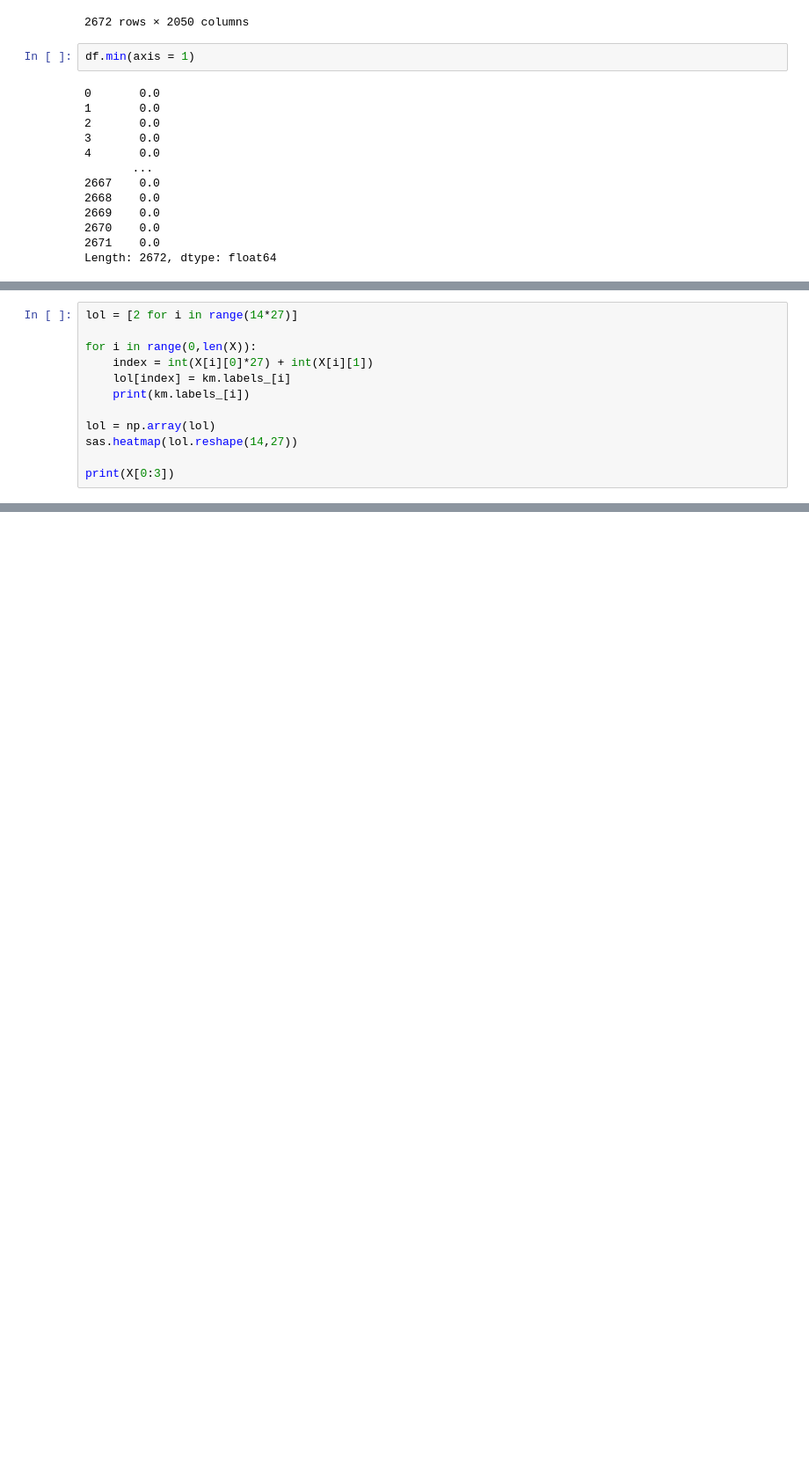
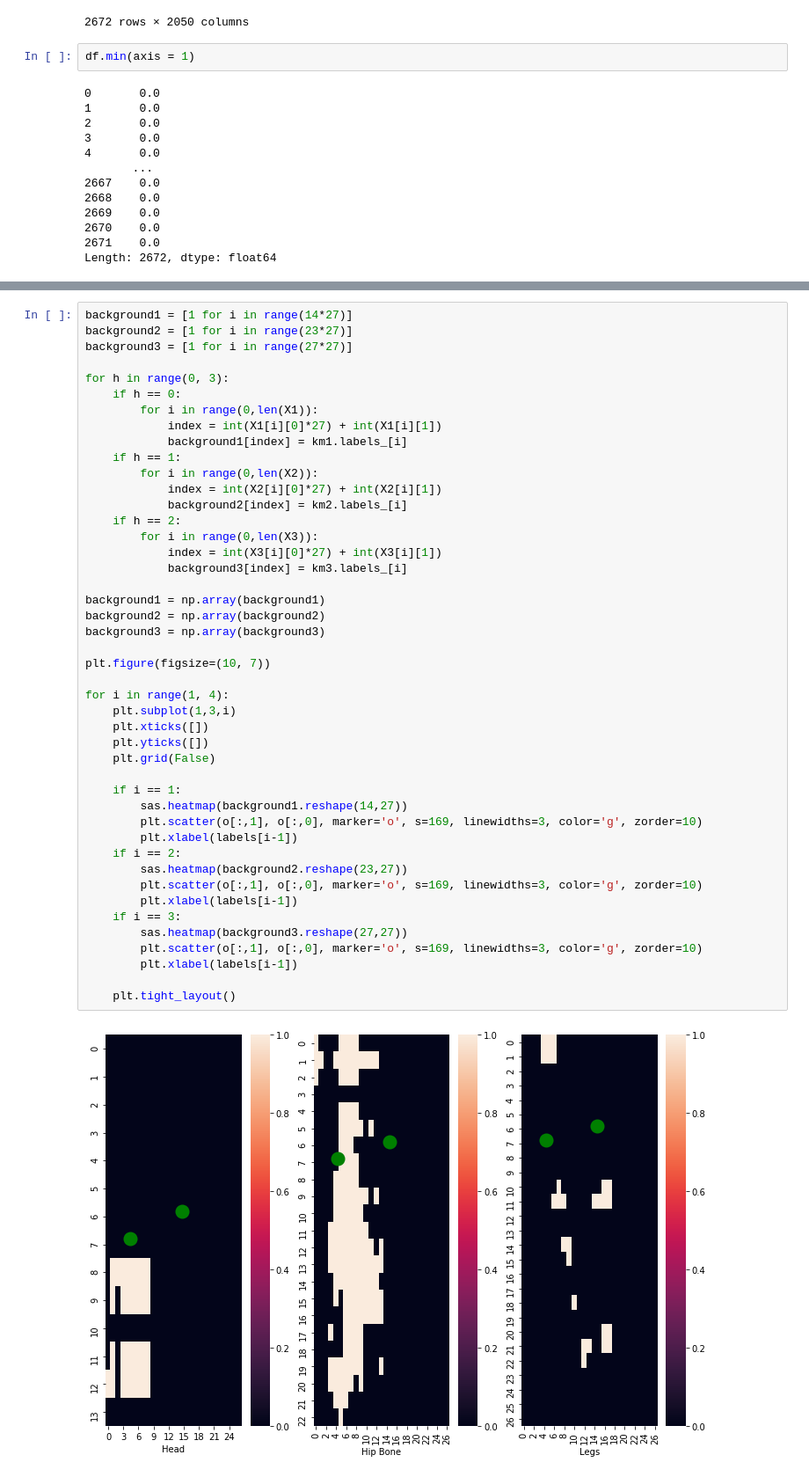
Before and after one commit to CrostaBot/PostureRecognition, a Jupyter notebook: PCA.ipynb, the cells around one changed output, grey strips where cells are left out. Shown at 88% size. Drawn from its saved outputs; the diff is of its cells as text; blank space fills up the shorter version.

```diff
--- a/PCA.ipynb
+++ b/PCA.ipynb
@@ -305,12 +342,0 @@ plt.scatter(o[:,1], o[:,0],
-# %%
-lol = [2 for i in range(14*27)]
-
-for i in range(0,len(X)):
-    index = int(X[i][0]*27) + int(X[i][1])
-    lol[index] = km.labels_[i]
-    print(km.labels_[i])
-
-lol = np.array(lol)
-sas.heatmap(lol.reshape(14,27))
-
-print(X[0:3])
@@ -379,0 +343,47 @@ print(km.cluster_centers_)
+# %%
+background1 = [1 for i in range(14*27)]
+background2 = [1 for i in range(23*27)]
+background3 = [1 for i in range(27*27)]
+
+for h in range(0, 3):
+    if h == 0:
+        for i in range(0,len(X1)):
+            index = int(X1[i][0]*27) + int(X1[i][1])
+            background1[index] = km1.labels_[i]
+    if h == 1:
+        for i in range(0,len(X2)):
+            index = int(X2[i][0]*27) + int(X2[i][1])
+            background2[index] = km2.labels_[i]
+    if h == 2:
+        for i in range(0,len(X3)):
+            index = int(X3[i][0]*27) + int(X3[i][1])
+            background3[index] = km3.labels_[i]
+
+background1 = np.array(background1)
+background2 = np.array(background2)
+background3 = np.array(background3)
+
+plt.figure(figsize=(10, 7))
+
+for i in range(1, 4):
+    plt.subplot(1,3,i)
+    plt.xticks([])
+    plt.yticks([])
+    plt.grid(False)
+
+    if i == 1:
+        sas.heatmap(background1.reshape(14,27))
+        plt.scatter(o[:,1], o[:,0], marker='o', s=169, linewidths=3, color='g', zorder=10)
+        plt.xlabel(labels[i-1])
+    if i == 2:
+        sas.heatmap(background2.reshape(23,27))
+        plt.scatter(o[:,1], o[:,0], marker='o', s=169, linewidths=3, color='g', zorder=10)
+        plt.xlabel(labels[i-1])
+    if i == 3:
+        sas.heatmap(background3.reshape(27,27))
+        plt.scatter(o[:,1], o[:,0], marker='o', s=169, linewidths=3, color='g', zorder=10)
+        plt.xlabel(labels[i-1])
+
+    plt.tight_layout()
+# %% [output]
+[figure, added]
```
Also changed, not shown: parts of 8 cells of this notebook.
